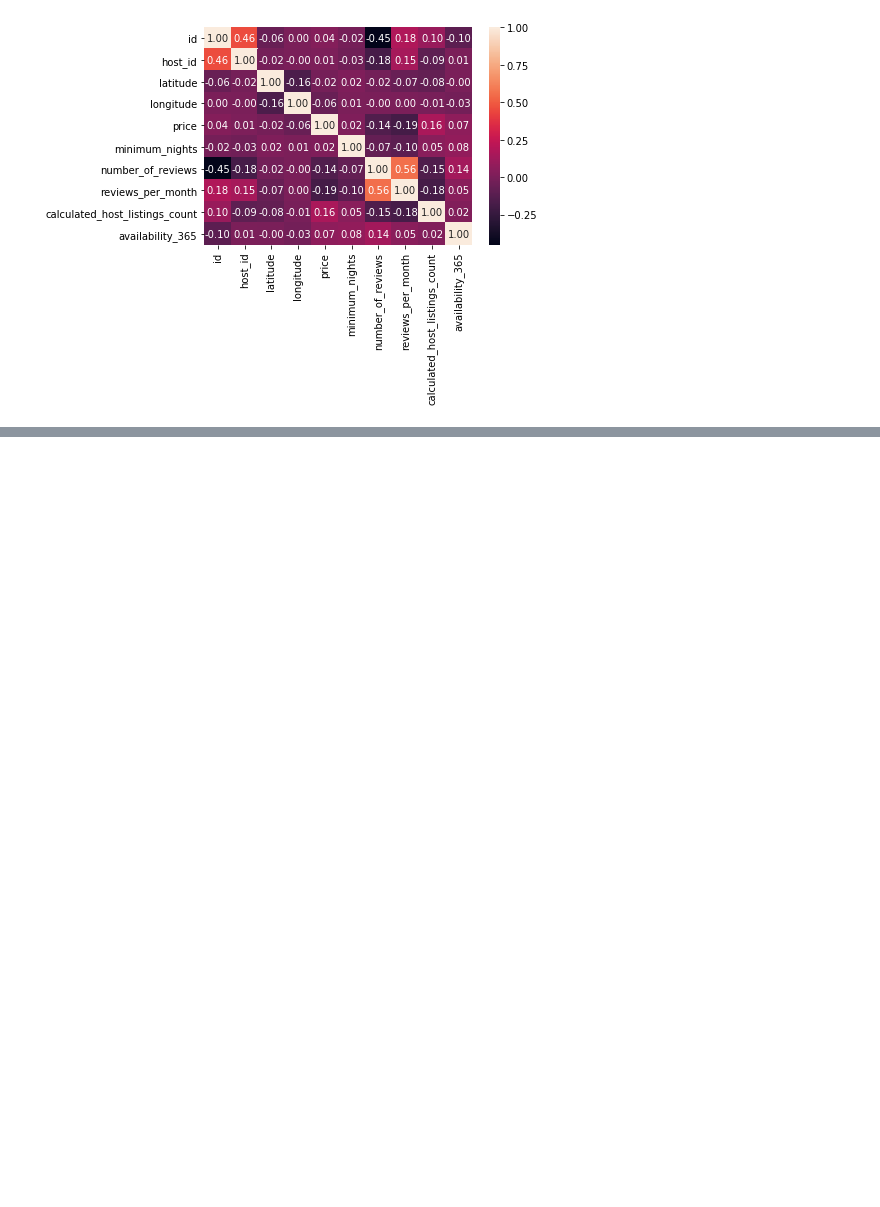
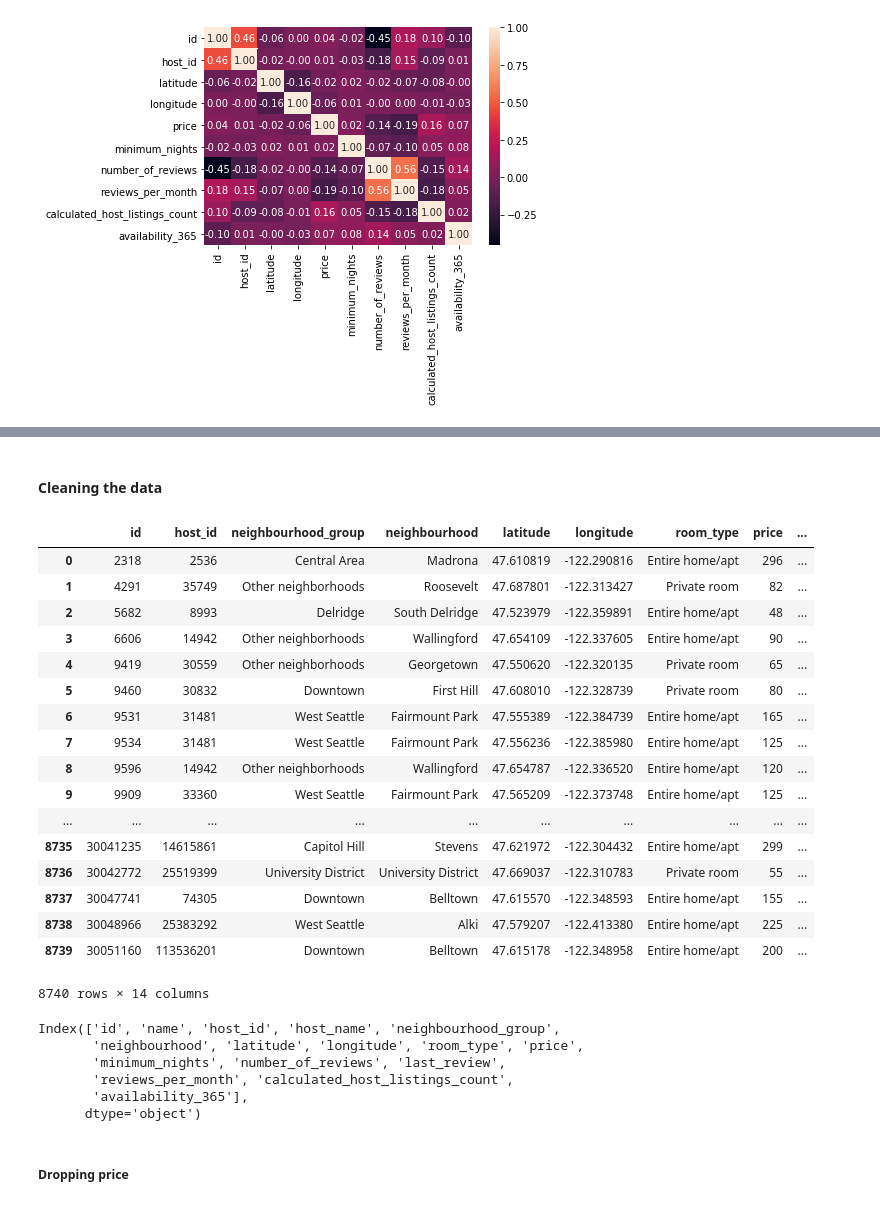
Before and after one commit to SimplifyData/Predict-Airbnb-Prices-in-Seattle, a Jupyter notebook: seattle_airbnb.ipynb, the cells around one changed output, grey strips where cells are left out. Cells and saved outputs as stored; diff of their text form; code cells hidden in the pictures; blank space fills up the shorter version.

Commit message:
Revert "Update seattle_airbnb.ipynb"
This reverts commit 6aefd753608fe4e66f5af17d9cb84d2e53ec0332.

```diff
--- a/seattle_airbnb.ipynb
+++ b/seattle_airbnb.ipynb
@@ -906,0 +964,8 @@ sns.heatmap(airbnb_listing_df.corr(), annot = True, fmt = '.2f')
+# %%
+reviews_per_month_mean = airbnb_listing_df.reviews_per_month.mean()
+
+last_review_mode = airbnb_listing_df.last_review.mode()[0]
+
+print(reviews_per_month_mean)
+
+print(last_review_mode)
@@ -906,0 +975,4 @@ sns.heatmap(airbnb_listing_df.corr(), annot = True, fmt = '.2f')
+# %%
+airbnb_listing_df.reviews_per_month.fillna(reviews_per_month_mean, inplace = True)
+# %%
+airbnb_listing_df["last_review"].fillna(last_review_mode, inplace = True)
@@ -906,0 +999,34 @@ sns.heatmap(airbnb_listing_df.corr(), annot = True, fmt = '.2f')
+# %% [markdown]
+#### Cleaning the data
+# %%
+airbnb_listing_df.drop(columns = ["name", "host_name"])
+# %% [output]
+|  | id | host_id | neighbourhood_group | neighbourhood | latitude | longitude | room_type | price | ... |
+| 0 | 2318 | 2536 | Central Area | Madrona | 47.610819 | -122.290816 | Entire home/apt | 296 | ... |
+| 1 | 4291 | 35749 | Other neighborhoods | Roosevelt | 47.687801 | -122.313427 | Private room | 82 | ... |
+| 2 | 5682 | 8993 | Delridge | South Delridge | 47.523979 | -122.359891 | Entire home/apt | 48 | ... |
+| 3 | 6606 | 14942 | Other neighborhoods | Wallingford | 47.654109 | -122.337605 | Entire home/apt | 90 | ... |
+| 4 | 9419 | 30559 | Other neighborhoods | Georgetown | 47.550620 | -122.320135 | Private room | 65 | ... |
+| 5 | 9460 | 30832 | Downtown | First Hill | 47.608010 | -122.328739 | Private room | 80 | ... |
+| 6 | 9531 | 31481 | West Seattle | Fairmount Park | 47.555389 | -122.384739 | Entire home/apt | 165 | ... |
+| 7 | 9534 | 31481 | West Seattle | Fairmount Park | 47.556236 | -122.385980 | Entire home/apt | 125 | ... |
+| 8 | 9596 | 14942 | Other neighborhoods | Wallingford | 47.654787 | -122.336520 | Entire home/apt | 120 | ... |
+| 9 | 9909 | 33360 | West Seattle | Fairmount Park | 47.565209 | -122.373748 | Entire home/apt | 125 | ... |
+| ... | ... | ... | ... | ... | ... | ... | ... | ... | ... |
+| 8735 | 30041235 | 14615861 | Capitol Hill | Stevens | 47.621972 | -122.304432 | Entire home/apt | 299 | ... |
+| 8736 | 30042772 | 25519399 | University District | University District | 47.669037 | -122.310783 | Private room | 55 | ... |
+| 8737 | 30047741 | 74305 | Downtown | Belltown | 47.615570 | -122.348593 | Entire home/apt | 155 | ... |
+| 8738 | 30048966 | 25383292 | West Seattle | Alki | 47.579207 | -122.413380 | Entire home/apt | 225 | ... |
+| 8739 | 30051160 | 113536201 | Downtown | Belltown | 47.615178 | -122.348958 | Entire home/apt | 200 | ... |
+8740 rows × 14 columns
+# %%
+airbnb_listing_df.columns
+# %% [output]
+Index(['id', 'name', 'host_id', 'host_name', 'neighbourhood_group',
+       'neighbourhood', 'latitude', 'longitude', 'room_type', 'price',
+       'minimum_nights', 'number_of_reviews', 'last_review',
+       'reviews_per_month', 'calculated_host_listings_count',
+       'availability_365'],
+      dtype='object')
+# %% [markdown]
+##### Dropping price
```
Also changed, not shown: parts of 58 cells of this notebook.
